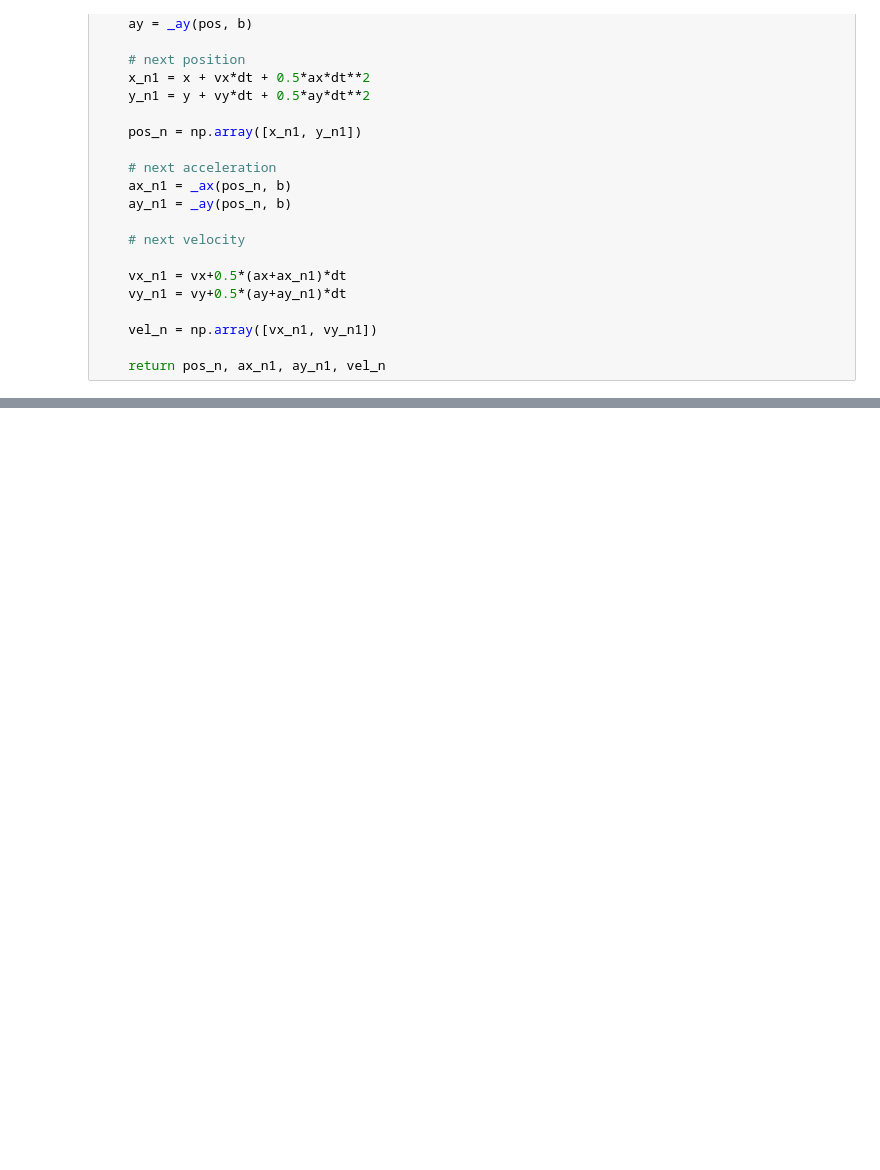
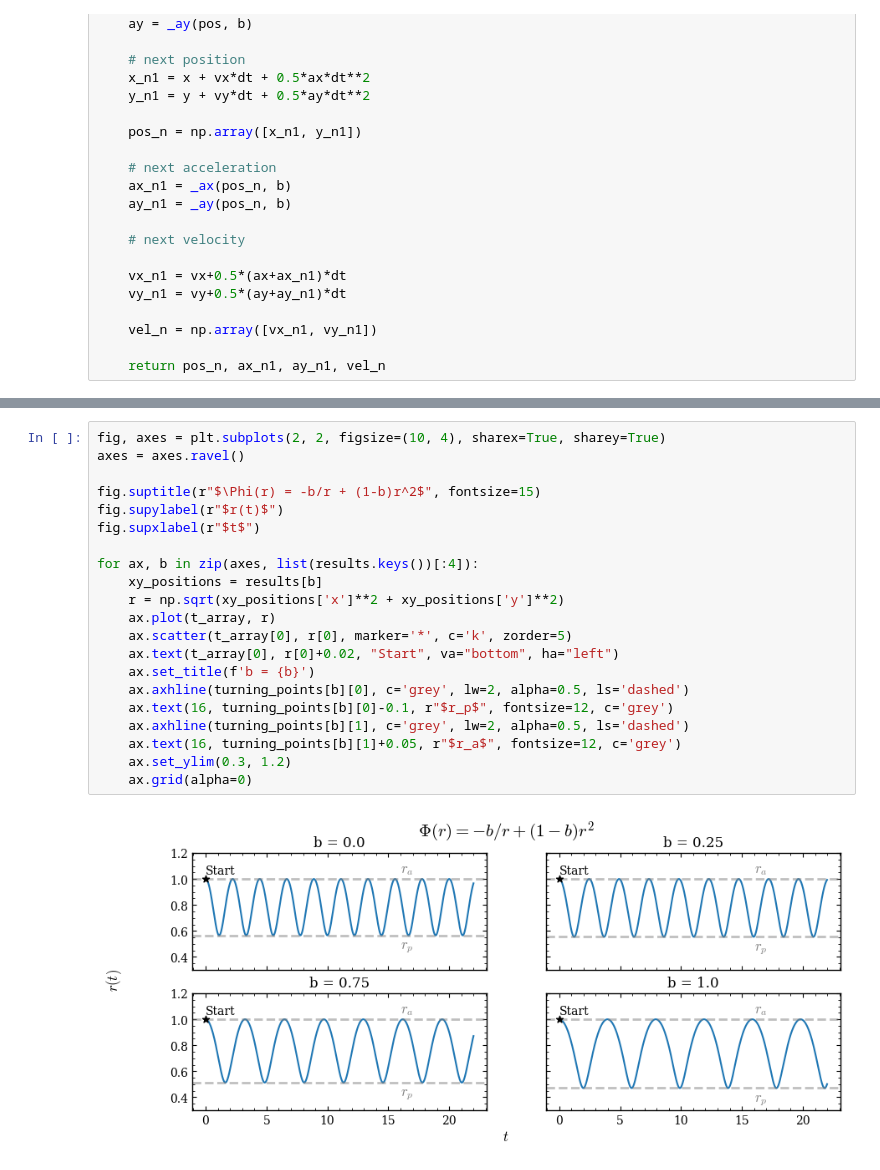
Before and after one commit to nassmohammed/galacticdynamics, a Jupyter notebook: assignment1/submission_a1.ipynb, the cells around one changed output, grey strips where cells are left out. Drawn from its saved outputs; the diff is of its cells as text; blank space fills up the shorter version.

```diff
--- a/assignment1/submission_a1.ipynb
+++ b/assignment1/submission_a1.ipynb
@@ -396,0 +484,23 @@ for ax, b in zip(axes, list(results.keys())[:4]):
+# %%
+fig, axes = plt.subplots(2, 2, figsize=(10, 4), sharex=True, sharey=True)
+axes = axes.ravel()
+
+fig.suptitle(r"$\Phi(r) = -b/r + (1-b)r^2$", fontsize=15)
+fig.supylabel(r"$r(t)$")
+fig.supxlabel(r"$t$")
+
+for ax, b in zip(axes, list(results.keys())[:4]):
+    xy_positions = results[b]
+    r = np.sqrt(xy_positions['x']**2 + xy_positions['y']**2)
+    ax.plot(t_array, r)
+    ax.scatter(t_array[0], r[0], marker='*', c='k', zorder=5)
+    ax.text(t_array[0], r[0]+0.02, "Start", va="bottom", ha="left")
+    ax.set_title(f'b = {b}')
+    ax.axhline(turning_points[b][0], c='grey', lw=2, alpha=0.5, ls='dashed')
+    ax.text(16, turning_points[b][0]-0.1, r"$r_p$", fontsize=12, c='grey')
+    ax.axhline(turning_points[b][1], c='grey', lw=2, alpha=0.5, ls='dashed')
+    ax.text(16, turning_points[b][1]+0.05, r"$r_a$", fontsize=12, c='grey')
+    ax.set_ylim(0.3, 1.2)
+    ax.grid(alpha=0)
+# %% [output]
+[figure, added]
```
Also changed, not shown: parts of 27 cells of this notebook, 1 other file.
